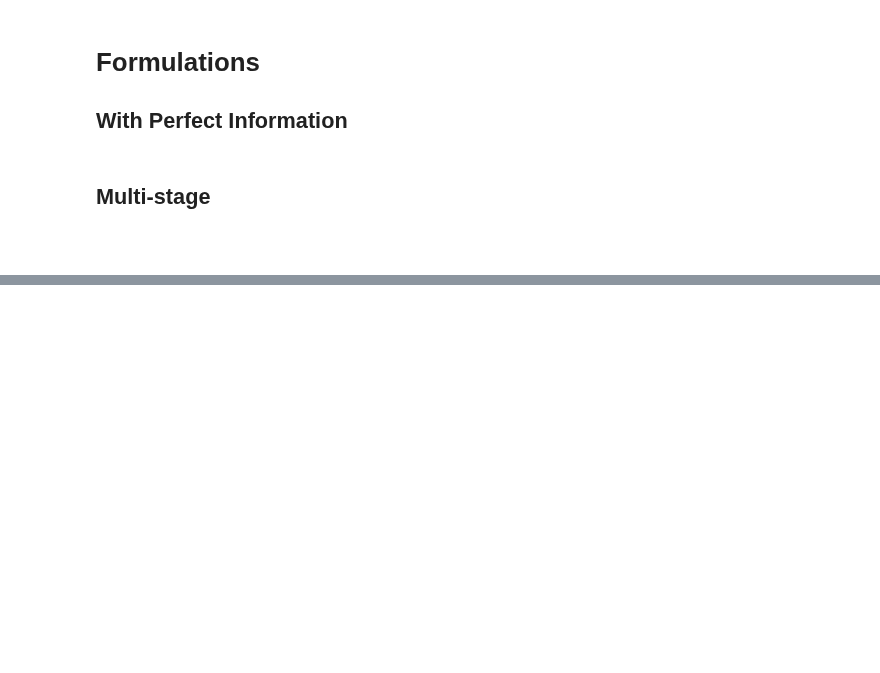
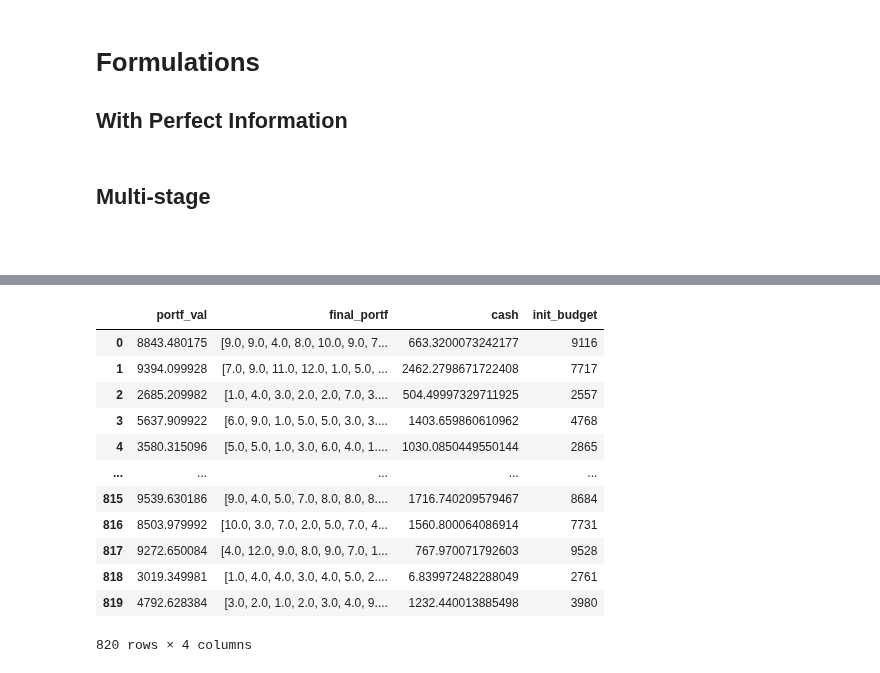
Before and after one commit to upadhyan/Portfolio-Changeover-Optimization, a Jupyter notebook: PI_formulations.ipynb, the cells around one changed output, grey strips where cells are left out. Cells and saved outputs as stored; diff of their text form; code cells hidden in the pictures; blank space fills up the shorter version.

```diff
--- a/PI_formulations.ipynb
+++ b/PI_formulations.ipynb
@@ -279,0 +319,16 @@ for i, budget in enumerate(budget_vec):
+# %%
+df_multi
+# %% [output]
+|  | portf_val | final_portf | cash | init_budget |
+| 0 | 8843.480175 | [9.0, 9.0, 4.0, 8.0, 10.0, 9.0, 7... | 663.3200073242177 | 9116 |
+| 1 | 9394.099928 | [7.0, 9.0, 11.0, 12.0, 1.0, 5.0, ... | 2462.2798671722408 | 7717 |
+| 2 | 2685.209982 | [1.0, 4.0, 3.0, 2.0, 2.0, 7.0, 3.... | 504.49997329711925 | 2557 |
+| 3 | 5637.909922 | [6.0, 9.0, 1.0, 5.0, 5.0, 3.0, 3.... | 1403.659860610962 | 4768 |
+| 4 | 3580.315096 | [5.0, 5.0, 1.0, 3.0, 6.0, 4.0, 1.... | 1030.0850449550144 | 2865 |
+| ... | ... | ... | ... | ... |
+| 815 | 9539.630186 | [9.0, 4.0, 5.0, 7.0, 8.0, 8.0, 8.... | 1716.740209579467 | 8684 |
+| 816 | 8503.979992 | [10.0, 3.0, 7.0, 2.0, 5.0, 7.0, 4... | 1560.800064086914 | 7731 |
+| 817 | 9272.650084 | [4.0, 12.0, 9.0, 8.0, 9.0, 7.0, 1... | 767.970071792603 | 9528 |
+| 818 | 3019.349981 | [1.0, 4.0, 4.0, 3.0, 4.0, 5.0, 2.... | 6.839972482288049 | 2761 |
+| 819 | 4792.628384 | [3.0, 2.0, 1.0, 2.0, 3.0, 4.0, 9.... | 1232.440013885498 | 3980 |
+820 rows × 4 columns
```
Also changed, not shown: parts of 7 cells of this notebook.
